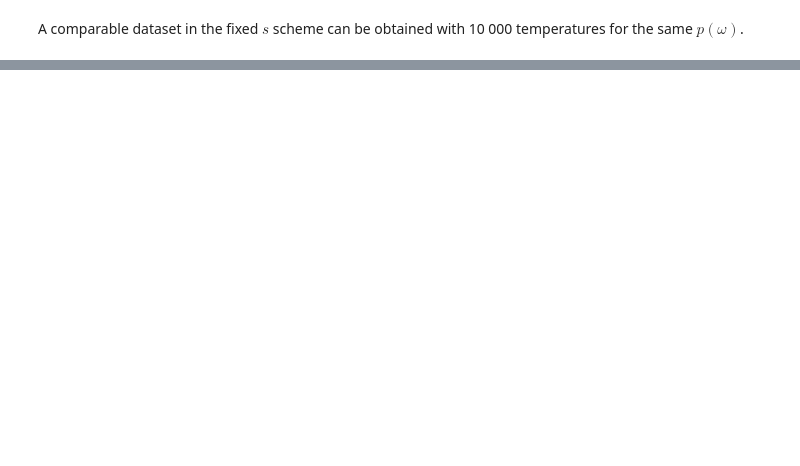
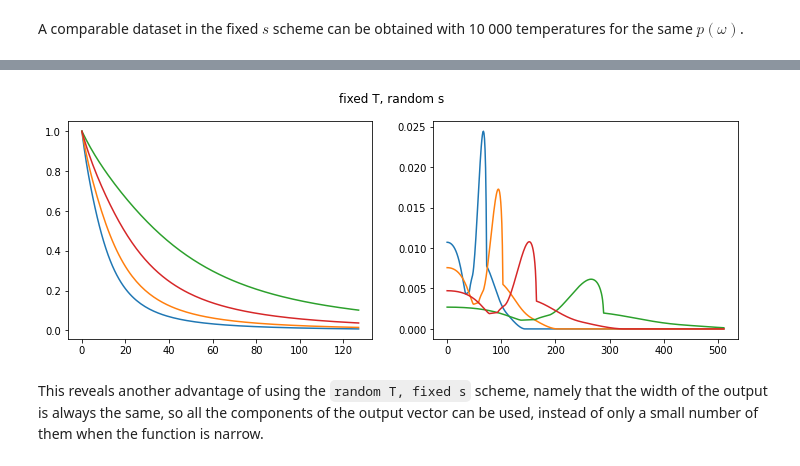
Before and after one commit to simonverret/deep_continuation, a Jupyter notebook: examples/dataset_statistics.ipynb, the cells around one changed output, grey strips where cells are left out. Saved outputs shown, nothing was run; the diff lists cells and outputs as text; code cells hidden in the pictures; blank space fills up the shorter version.

```diff
--- a/examples/dataset_statistics.ipynb
+++ b/examples/dataset_statistics.ipynb
@@ -157,0 +171,22 @@ for q in quartiles:
+# %%
+def simple_plot(key, n, start=10):
+    fig, ax = plt.subplots(1,2, figsize=(12,4))
+    sigma = pathological_sigma[key]
+    pi = pathological_pi[key]
+    for i in range(n):
+        y = pi[i+start]
+        x=np.arange(128)
+        ax[0].plot(x, y)
+
+        y = sigma[i+start]
+        x=np.arange(512)
+        ax[1].plot(x, y)
+
+    plt.suptitle(key)
+    plt.show()
+
+simple_plot('fixed T, random s', 4)
+# %% [output]
+[figure, added]
+# %% [markdown]
+This reveals another advantage of using the `random T, fixed s` scheme, namely that the width of the output is always the same, so all the components of the output vector can be used, instead of only a small number of them when the function is narrow.
```
Also changed, not shown: parts of 17 cells of this notebook, 2 other files.
